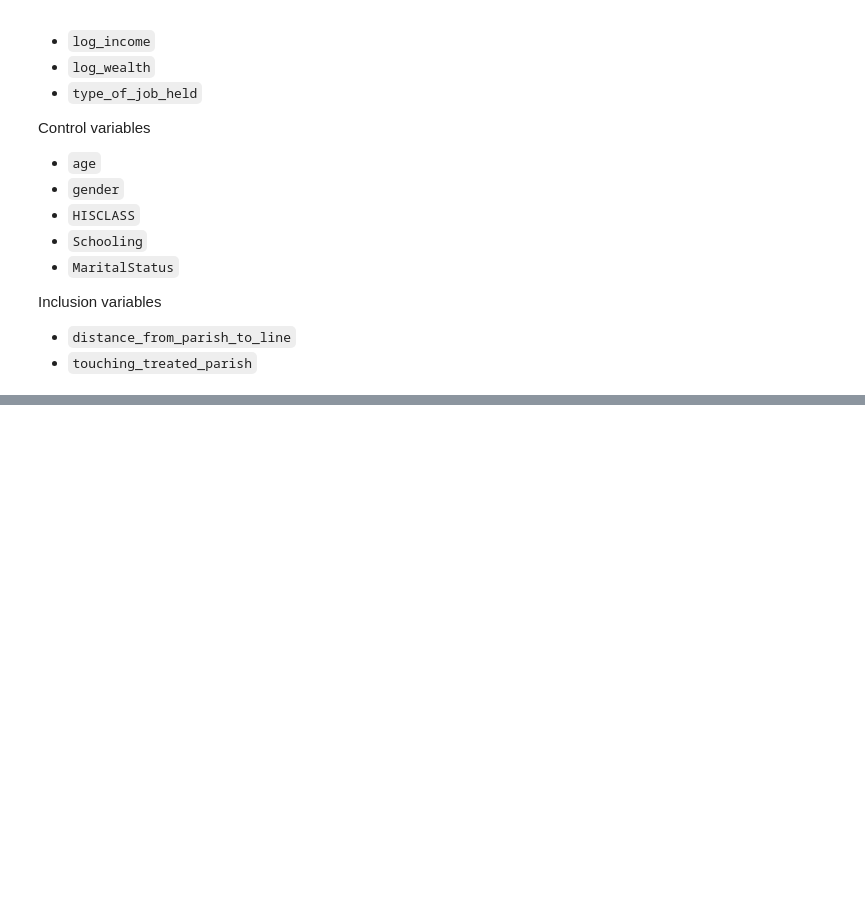
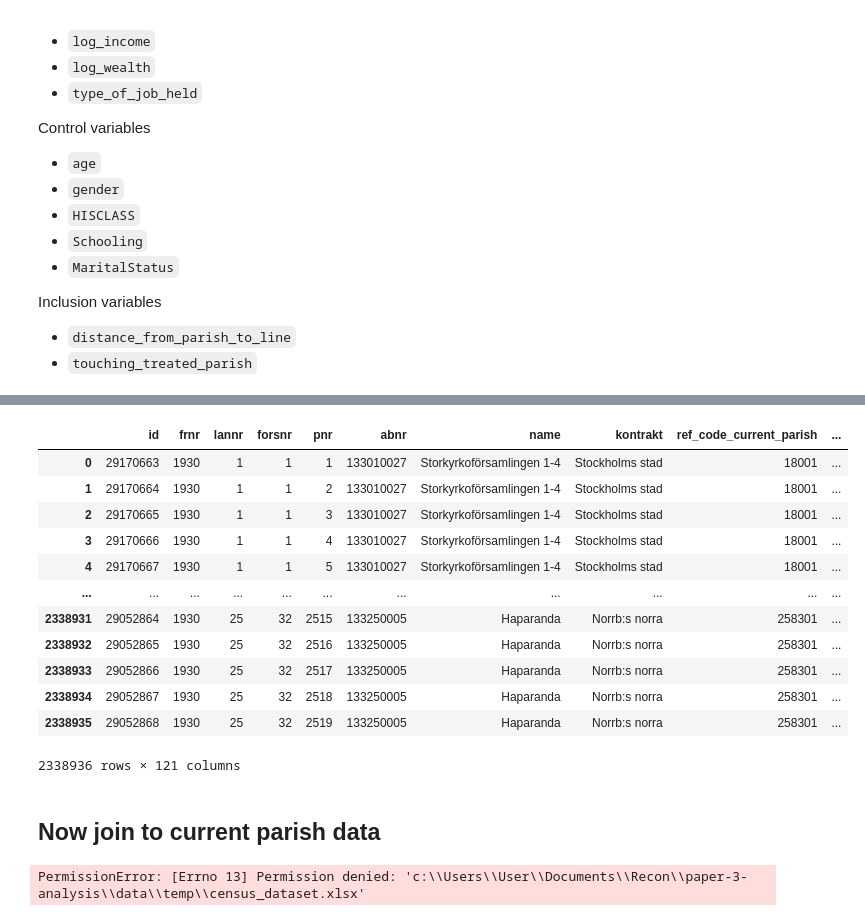
Before and after one commit to j-jayes/paper-3-analysis, a Jupyter notebook: utils/export_census_dataset_to_stata.ipynb, the cells around one changed output, grey strips where cells are left out. Saved outputs shown, nothing was run; the diff lists cells and outputs as text; code cells hidden in the pictures; blank space fills up the shorter version.

```diff
--- a/utils/export_census_dataset_to_stata.ipynb
+++ b/utils/export_census_dataset_to_stata.ipynb
@@ -38,0 +99,24 @@ df_census_1930 = df_census_1930.rename(columns={'arkbild': 'name', 'scbkod': 're
+# %%
+
+# merge df_census_1930 with first_stage_data on closest_ref_code_birth_parish
+merged_data = pd.merge(df_census_1930, first_stage_data, left_on="closest_ref_code_birth_parish", right_on="ref_code_birth_parish", how="left")
+# %%
+df_census_1930 = merged_data
+
+merged_data
+# %% [output]
+|  | id | frnr | lannr | forsnr | pnr | abnr | name | kontrakt | ref_code_current_parish | ... |
+| 0 | 29170663 | 1930 | 1 | 1 | 1 | 133010027 | Storkyrkoförsamlingen 1-4 | Stockholms stad | 18001 | ... |
+| 1 | 29170664 | 1930 | 1 | 1 | 2 | 133010027 | Storkyrkoförsamlingen 1-4 | Stockholms stad | 18001 | ... |
+| 2 | 29170665 | 1930 | 1 | 1 | 3 | 133010027 | Storkyrkoförsamlingen 1-4 | Stockholms stad | 18001 | ... |
+| 3 | 29170666 | 1930 | 1 | 1 | 4 | 133010027 | Storkyrkoförsamlingen 1-4 | Stockholms stad | 18001 | ... |
+| 4 | 29170667 | 1930 | 1 | 1 | 5 | 133010027 | Storkyrkoförsamlingen 1-4 | Stockholms stad | 18001 | ... |
+| ... | ... | ... | ... | ... | ... | ... | ... | ... | ... | ... |
+| 2338931 | 29052864 | 1930 | 25 | 32 | 2515 | 133250005 | Haparanda | Norrb:s norra | 258301 | ... |
+| 2338932 | 29052865 | 1930 | 25 | 32 | 2516 | 133250005 | Haparanda | Norrb:s norra | 258301 | ... |
+| 2338933 | 29052866 | 1930 | 25 | 32 | 2517 | 133250005 | Haparanda | Norrb:s norra | 258301 | ... |
+| 2338934 | 29052867 | 1930 | 25 | 32 | 2518 | 133250005 | Haparanda | Norrb:s norra | 258301 | ... |
+| 2338935 | 29052868 | 1930 | 25 | 32 | 2519 | 133250005 | Haparanda | Norrb:s norra | 258301 | ... |
+2338936 rows × 121 columns
+# %% [markdown]
+## Now join to current parish data
@@ -38,0 +160,6 @@ df_census_1930 = df_census_1930.rename(columns={'arkbild': 'name', 'scbkod': 're
+# %%
+# save a sample of 20 rows as excel file to check at "data/temp/census_dataset.xlsx"
+
+df_census_1930.sample(20).to_excel(root / "data/temp/census_dataset.xlsx")
+# %% [output]
+PermissionError: [Errno 13] Permission denied: 'c:\\Users\\User\\Documents\\Recon\\paper-3-analysis\\data\\temp\\census_dataset.xlsx'
```
Also changed, not shown: parts of 26 cells of this notebook, 26 other files.
